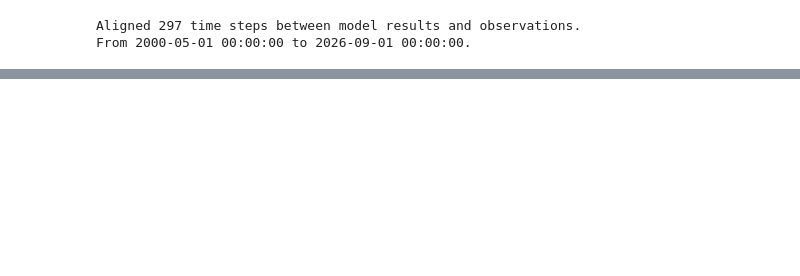
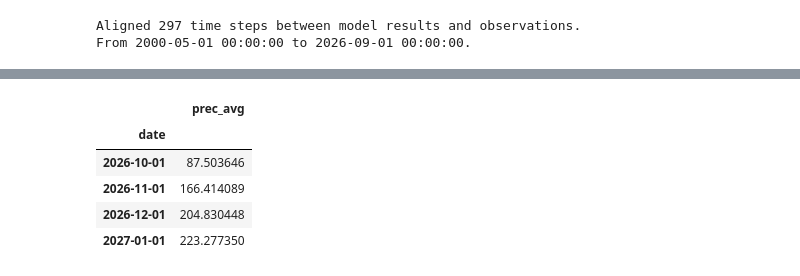
Before and after one commit to cordmaur/CN3S, a Jupyter notebook: nbs/Workflow/04-Inference.ipynb, the cells around one changed output, grey strips where cells are left out. Drawn from its saved outputs; the diff is of its cells as text; code cells hidden in the pictures; blank space fills up the shorter version.

```diff
--- a/nbs/Workflow/04-Inference.ipynb
+++ b/nbs/Workflow/04-Inference.ipynb
@@ -51,0 +364,12 @@ station.metadata
+# %%
+prec_avg = prec_avg.sel(time=prec_corrected.time)
+prec_avg = prec_avg.to_dataframe(name="prec_avg").drop(columns=["time", "spatial_ref"])
+prec_avg.index.name = "date"
+prec_avg
+# %% [output]
+|  | prec_avg |
+| date |  |
+| 2026-10-01 | 87.503646 |
+| 2026-11-01 | 166.414089 |
+| 2026-12-01 | 204.830448 |
+| 2027-01-01 | 223.277350 |
```
Also changed, not shown: parts of 40 cells of this notebook, 1 other file.
